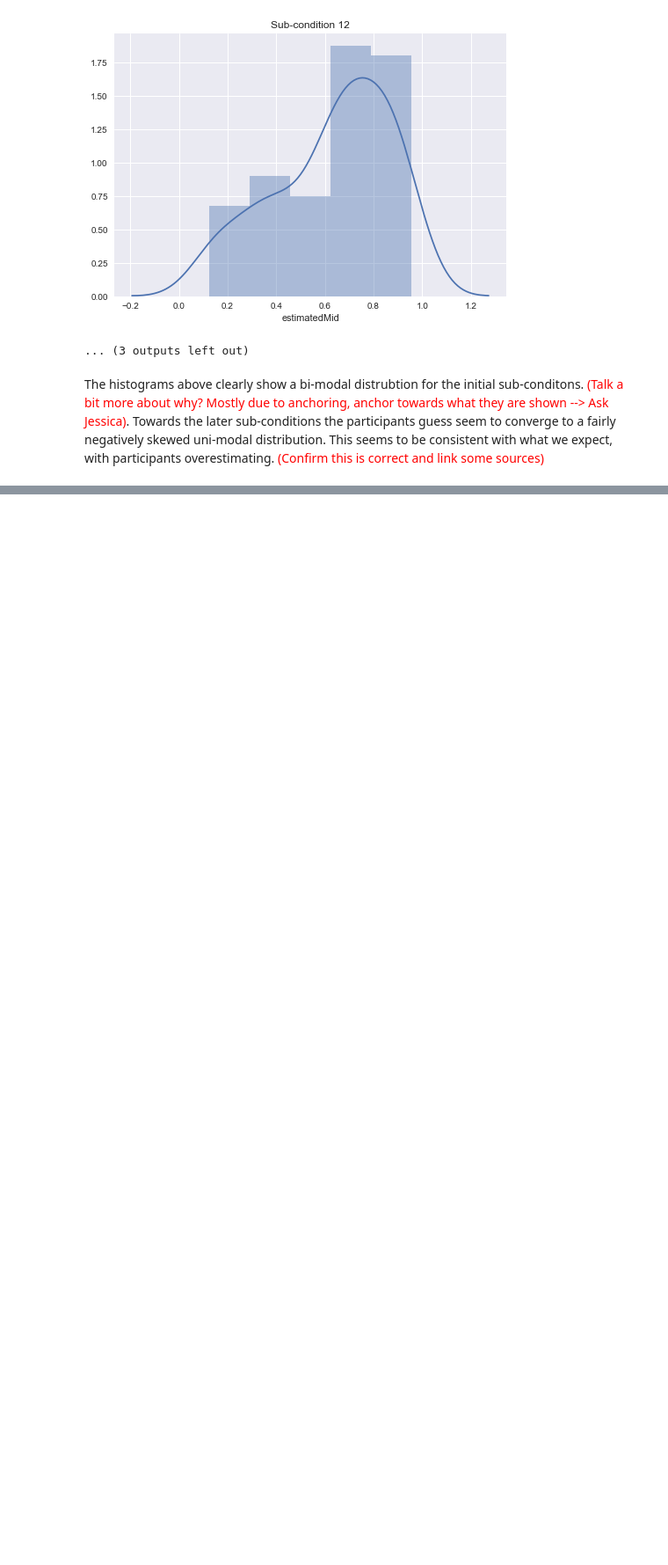
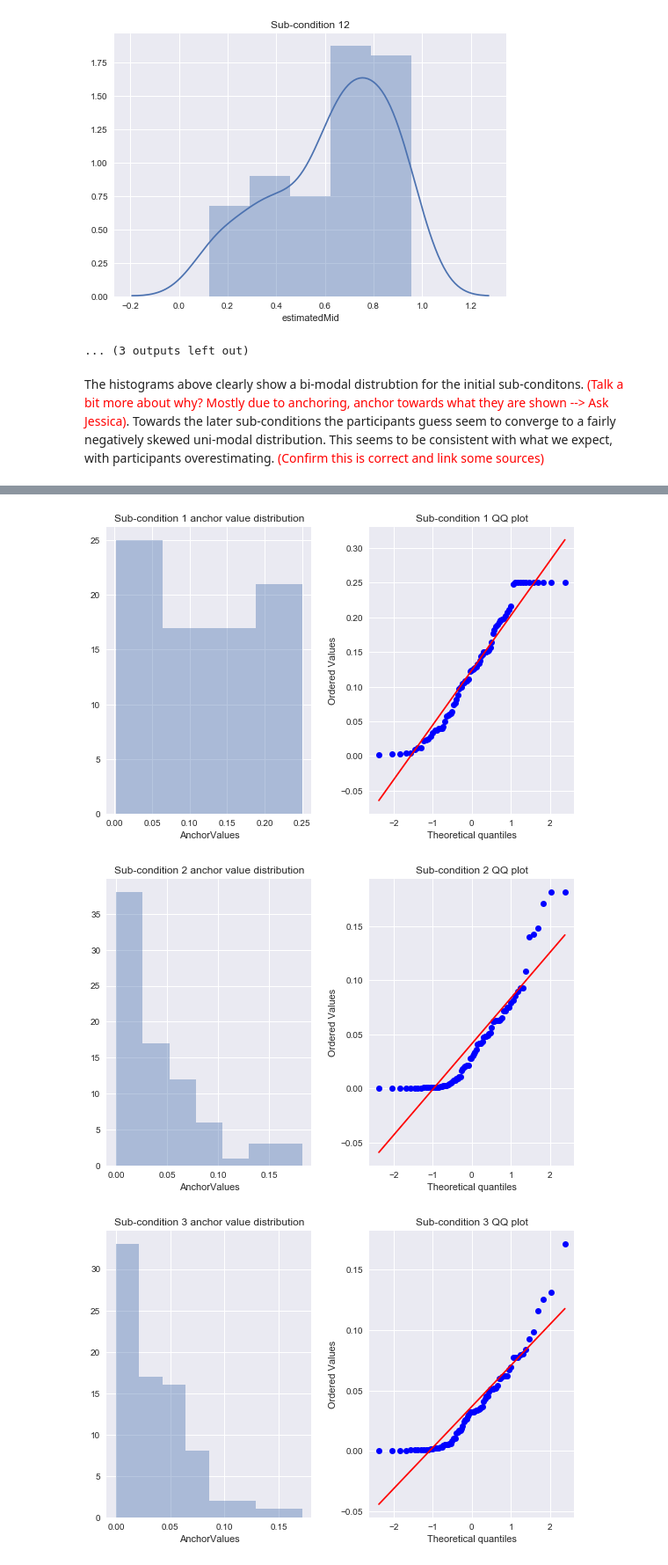
Before and after one commit to ip-jss/CorrelationAnalysis, a Jupyter notebook: Exclusion criterion .ipynb, the cells around one changed output, grey strips where cells are left out. Shown at 88% size. Cells and saved outputs as stored; diff of their text form; code cells hidden in the pictures; blank space fills up the shorter version.

```diff
--- a/Exclusion criterion .ipynb
+++ b/Exclusion criterion .ipynb
@@ -170,0 +229,24 @@ The bi-modal distrubtion was transformed to a normal distribution with a pronouc
+# %%
+#Fix skew through log-transformation
+for i in range(1,16):
+    #Get subcondition
+    sub_cond= G4_byCond.get_group(i)
+    #Get anchor values
+    anchor= sub_cond["AnchorValues"]
+    #Transform distribution
+    normalize = (anchor)
+    #plot distribution
+    plt.subplot(1,2,1)
+    cond_plt = sns.distplot(normalize,kde=False)
+    plt.title("Sub-condition " + str(i) + " anchor value distribution")
+    #Normal QQ plot
+    plt.subplot(1,2,2)
+    stats.probplot(normalize, dist="norm", plot=plt)
+    plt.title("Sub-condition " + str(i) + " QQ plot")
+    #clean up layout
+    plt.tight_layout()
+    plt.show()
+# %% [output]
+[figure, added]
+[figure, added]
+[figure, added]
```
Also changed, not shown: parts of 10 cells of this notebook.
